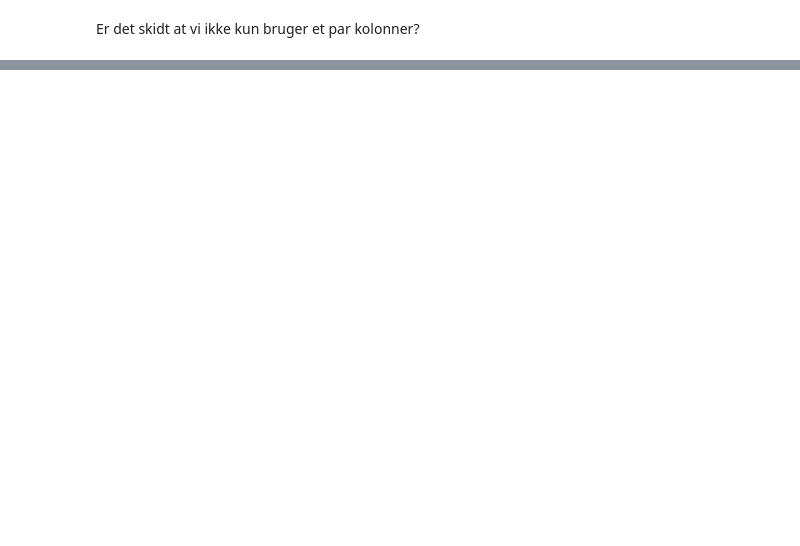
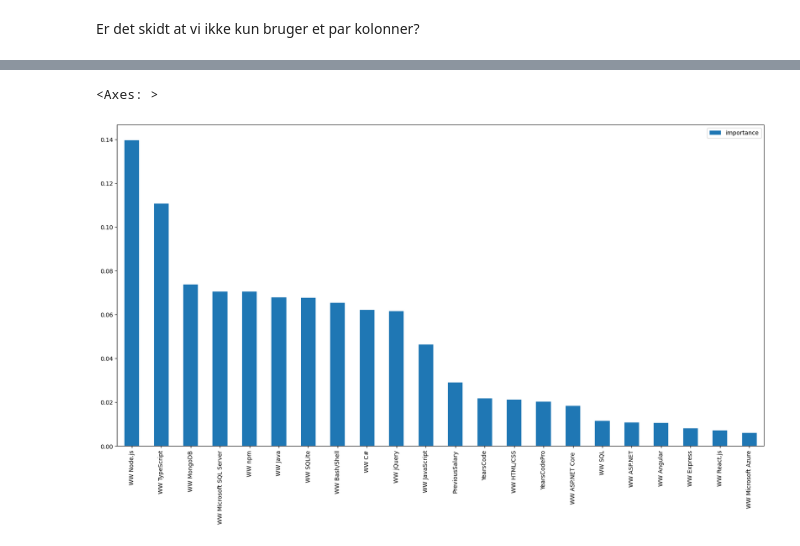
Before and after one commit to C21sja/KAN-CINTO1011U-Big-Data-ManagementPCS, a Jupyter notebook: main.ipynb, the cells around one changed output, grey strips where cells are left out. Drawn from its saved outputs; the diff is of its cells as text; code cells hidden in the pictures; blank space fills up the shorter version.

```diff
--- a/main.ipynb
+++ b/main.ipynb
@@ -118,0 +153,6 @@ feature_importances.head(50)
+# %%
+#visualize the feature importance distribution
+feature_importances.plot.bar(figsize=(20,10))
+# %% [output]
+<Axes: >
+[figure, added]
```
Also changed, not shown: parts of 17 cells of this notebook.
